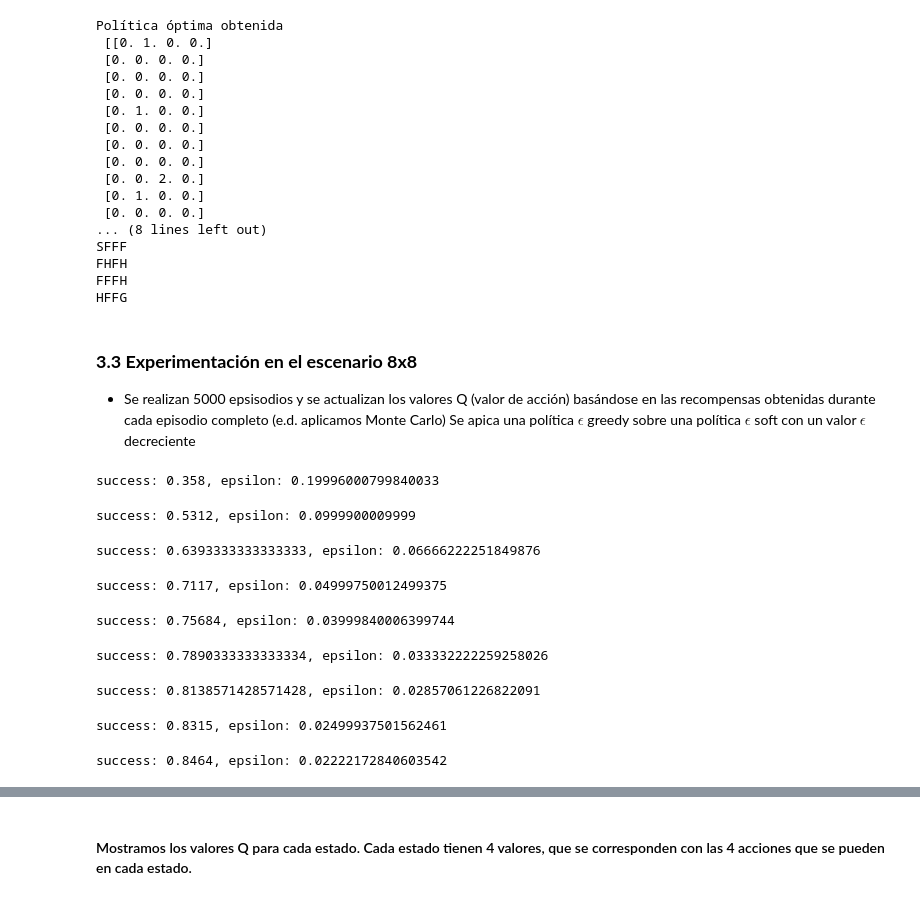
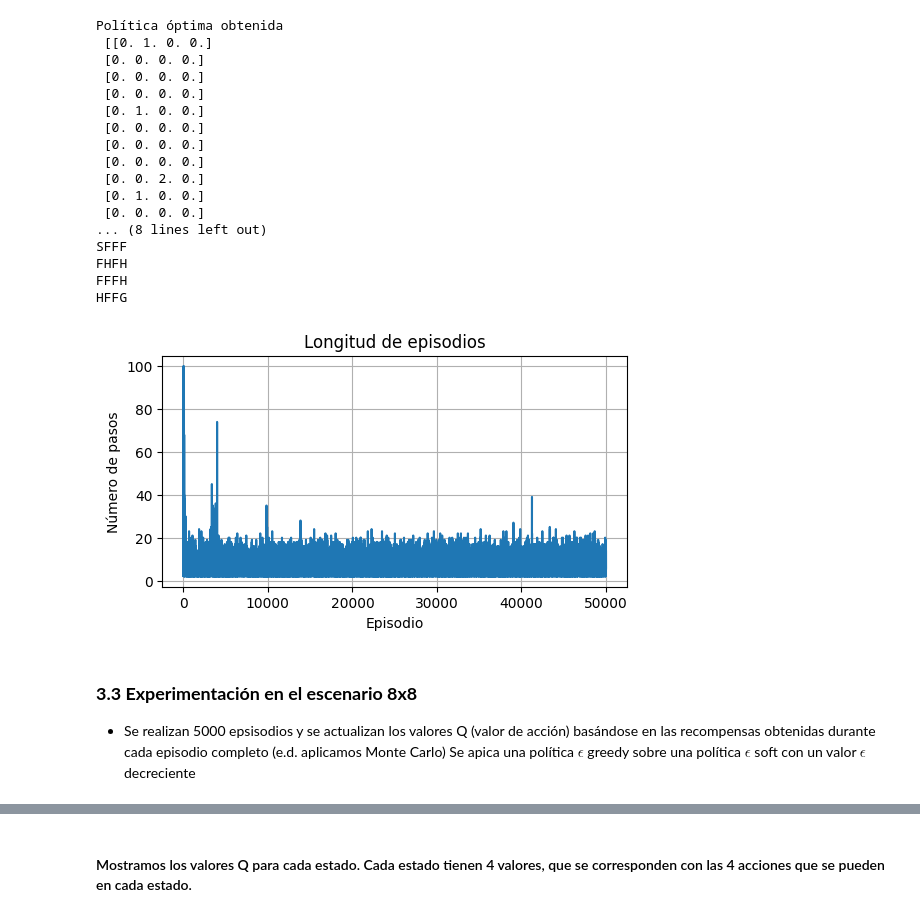
Before and after one commit to imchrisrueda/extML, a Jupyter notebook: entornos_complejos/A_MonteCarloTodasLasVisitas.ipynb, the cells around one changed output, grey strips where cells are left out. Cells and saved outputs as stored; diff of their text form; code cells hidden in the pictures.

```diff
--- a/entornos_complejos/A_MonteCarloTodasLasVisitas.ipynb
+++ b/entornos_complejos/A_MonteCarloTodasLasVisitas.ipynb
@@ -279,20 +346,17 @@ SFFF
 FHFH
 FFFH
 HFFG
+# %%
+plt.figure(figsize=(6, 3))
+plt.plot(episode_lengths)
+plt.title("Longitud de episodios")
+plt.xlabel("Episodio")
+plt.ylabel("Número de pasos")
+plt.grid(True)
+plt.show()
+# %% [output]
+[figure, added]
 # %% [markdown]
 ### **3.3 Experimentación en el escenario 8x8**
 
   - Se realizan 5000 epsisodios y se actualizan los valores Q (valor de acción) basándose en las recompensas obtenidas durante cada episodio completo (e.d. aplicamos Monte Carlo) Se apica una política $\epsilon$ greedy sobre una política $\epsilon$ soft con un valor $\epsilon$ decreciente
-# %%
-# @title Aprendizaje
-Q, list_stats = on_policy_all_visit(env8, num_episodes=50000, epsilon=0.4, decay=True, discount_factor=1)
-# %% [output]
-success: 0.358, epsilon: 0.19996000799840033
-success: 0.5312, epsilon: 0.0999900009999
-success: 0.6393333333333333, epsilon: 0.06666222251849876
-success: 0.7117, epsilon: 0.04999750012499375
-success: 0.75684, epsilon: 0.03999840006399744
-success: 0.7890333333333334, epsilon: 0.033332222259258026
-success: 0.8138571428571428, epsilon: 0.02857061226822091
-success: 0.8315, epsilon: 0.02499937501562461
-success: 0.8464, epsilon: 0.02222172840603542
```
Also changed, not shown: parts of 19 cells of this notebook, 1 other file.
